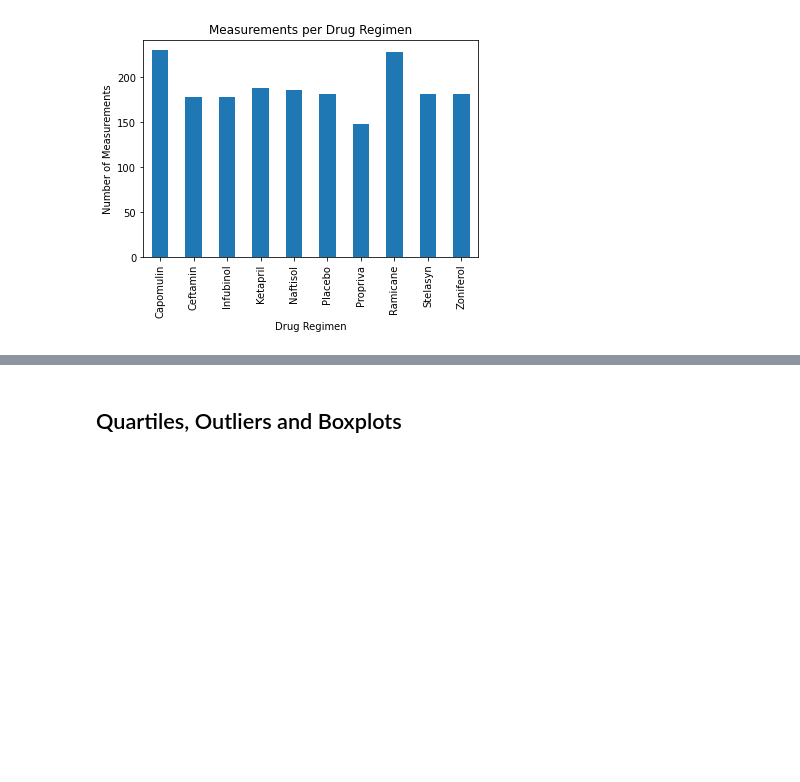
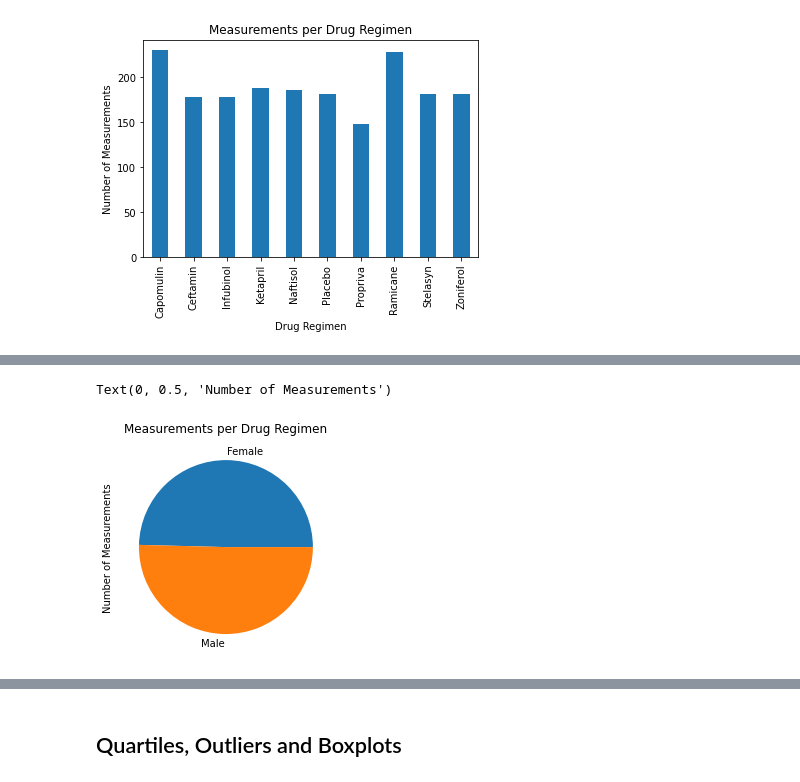
Before and after one commit to d-jimenez/Matplotlib-Challenge, a Jupyter notebook: Pymaceuticals/main.ipynb, the cells around one changed output, grey strips where cells are left out. Cells and saved outputs as stored; diff of their text form; code cells hidden in the pictures; blank space fills up the shorter version.

```diff
--- a/Pymaceuticals/main.ipynb
+++ b/Pymaceuticals/main.ipynb
@@ -220,4 +218,15 @@ Text(0, 0.5, 'Number of Measurements')
 # %%
 # Generate a pie plot showing the distribution of female versus male mice using pandas
+gender_group=unique_mice_study_df.groupby('Sex')
+gender_df=gender_group['Mouse ID'].nunique()
+gender_df
+
+gender_df.plot(kind='pie')
+
+plt.title("Measurements per Drug Regimen")
+plt.ylabel('Number of Measurements')
+# %% [output]
+Text(0, 0.5, 'Number of Measurements')
+[figure, added]
 # %%
 # Generate a pie plot showing the distribution of female versus male mice using pyplot
```
Also changed, not shown: parts of 14 cells of this notebook.
